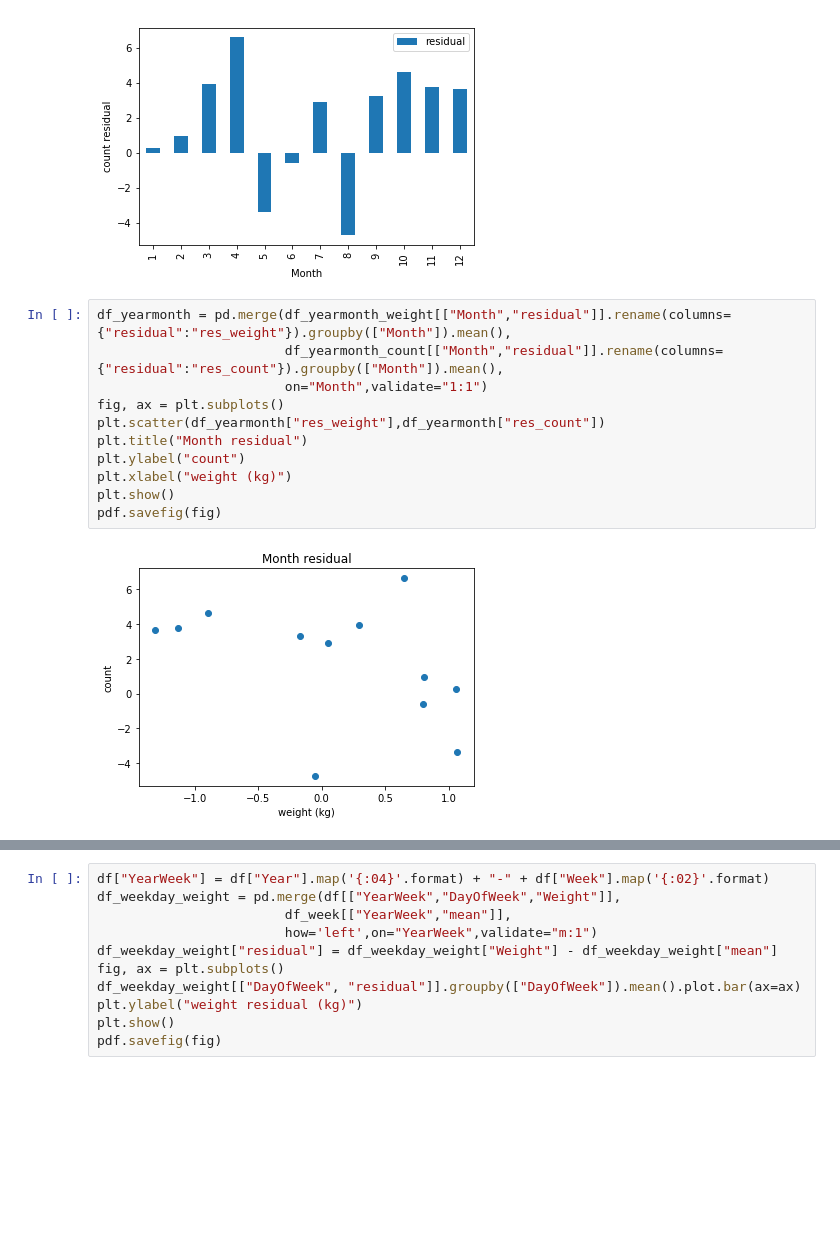
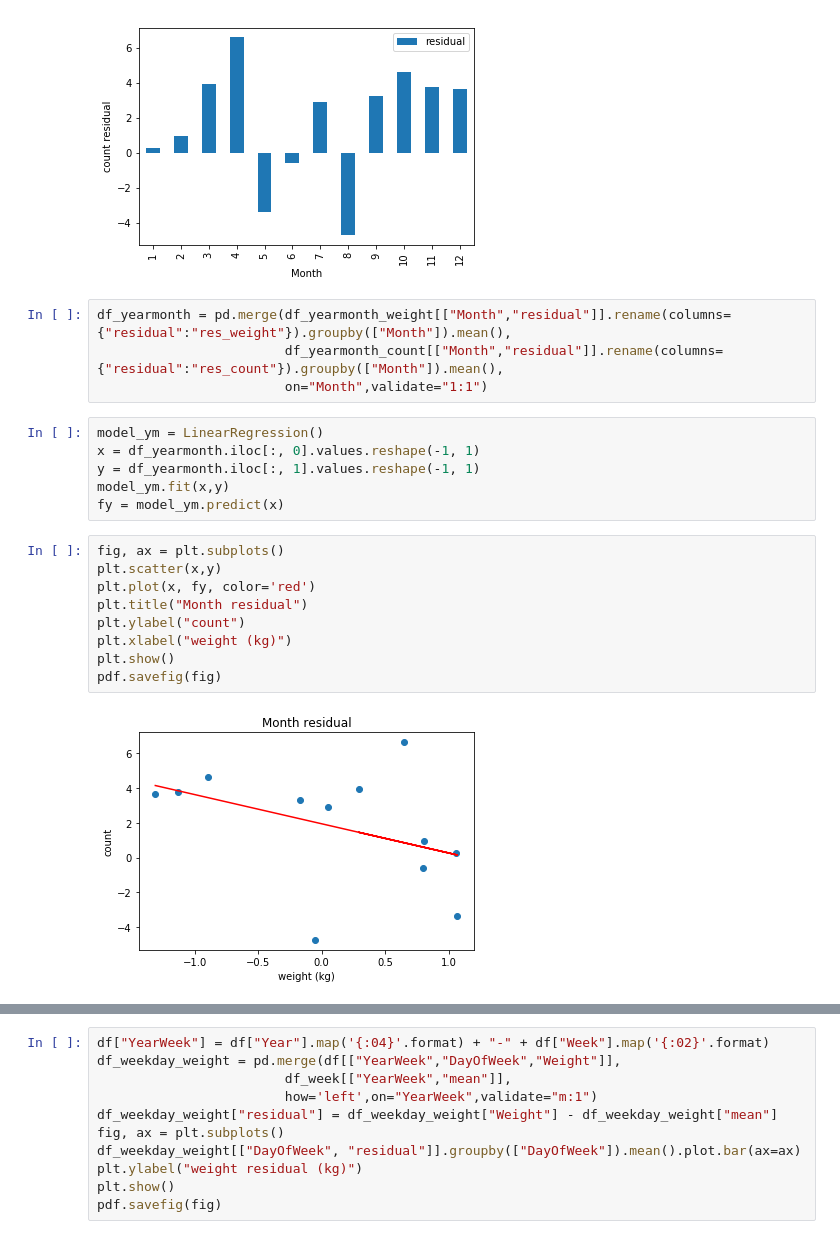
Before and after one commit to mt82/Peso, a Jupyter notebook: PyPeso.ipynb, the cells around one changed output, grey strips where cells are left out. Drawn from its saved outputs; the diff is of its cells as text; blank space fills up the shorter version.

Commit message:
add lomb.scargle and linear regreassio plus pearson correlation

```diff
--- a/PyPeso.ipynb
+++ b/PyPeso.ipynb
@@ -127,12 +129,20 @@ pdf.savefig(fig)
 df_yearmonth = pd.merge(df_yearmonth_weight[["Month","residual"]].rename(columns={"residual":"res_weight"}).groupby(["Month"]).mean(),
                         df_yearmonth_count[["Month","residual"]].rename(columns={"residual":"res_count"}).groupby(["Month"]).mean(),
                         on="Month",validate="1:1")
-fig, ax = plt.subplots()
-plt.scatter(df_yearmonth["res_weight"],df_yearmonth["res_count"])
-plt.title("Month residual")
-plt.ylabel("count")
-plt.xlabel("weight (kg)")
-plt.show()
-pdf.savefig(fig)
-# %% [output]
-[figure, removed]
+# %%
+model_ym = LinearRegression()
+x = df_yearmonth.iloc[:, 0].values.reshape(-1, 1)
+y = df_yearmonth.iloc[:, 1].values.reshape(-1, 1)
+model_ym.fit(x,y)
+fy = model_ym.predict(x)
+# %%
+fig, ax = plt.subplots()
+plt.scatter(x,y)
+plt.plot(x, fy, color='red')
+plt.title("Month residual")
+plt.ylabel("count")
+plt.xlabel("weight (kg)")
+plt.show()
+pdf.savefig(fig)
+# %% [output]
+[figure, added]
```
Also changed, not shown: parts of 8 cells of this notebook, 1 other file.
